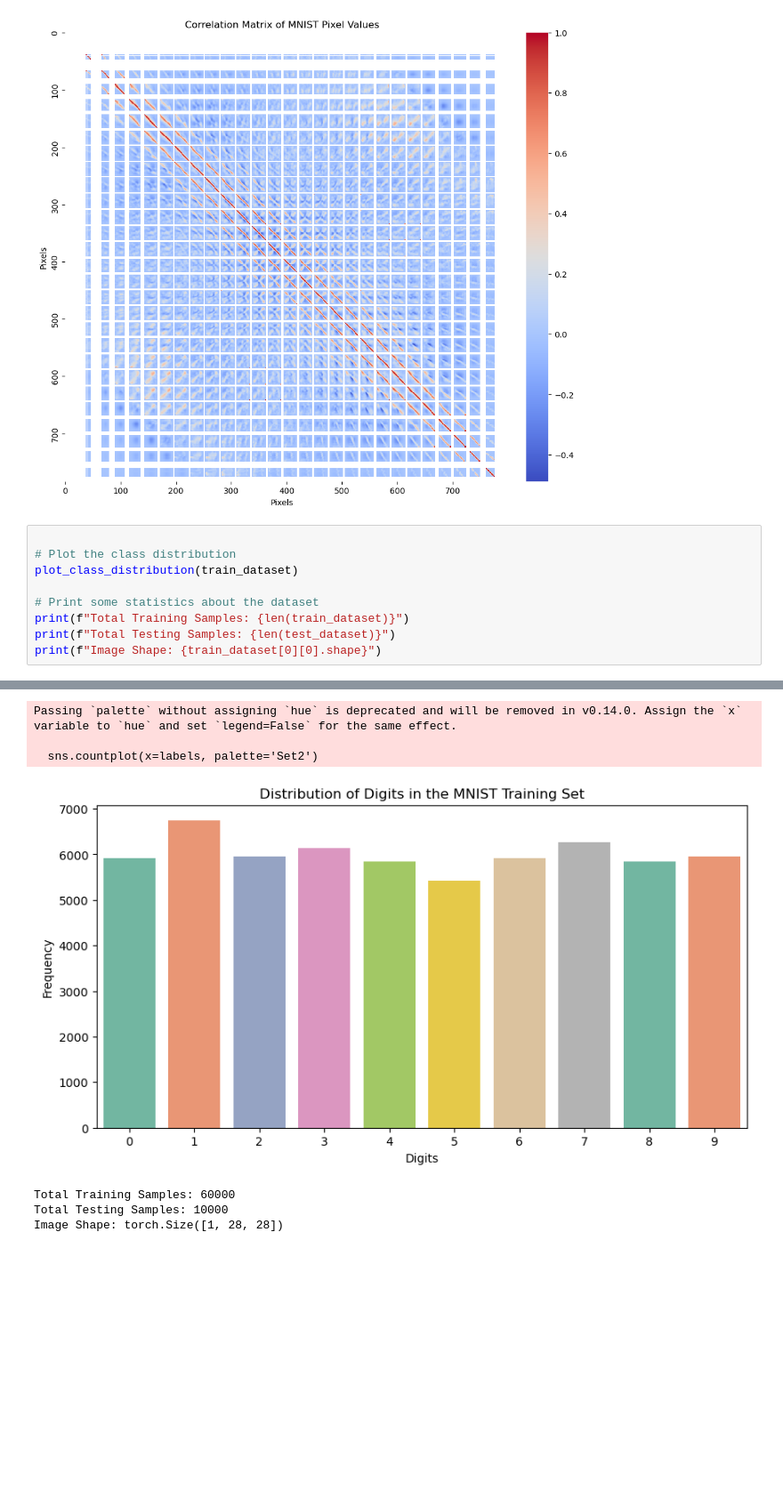
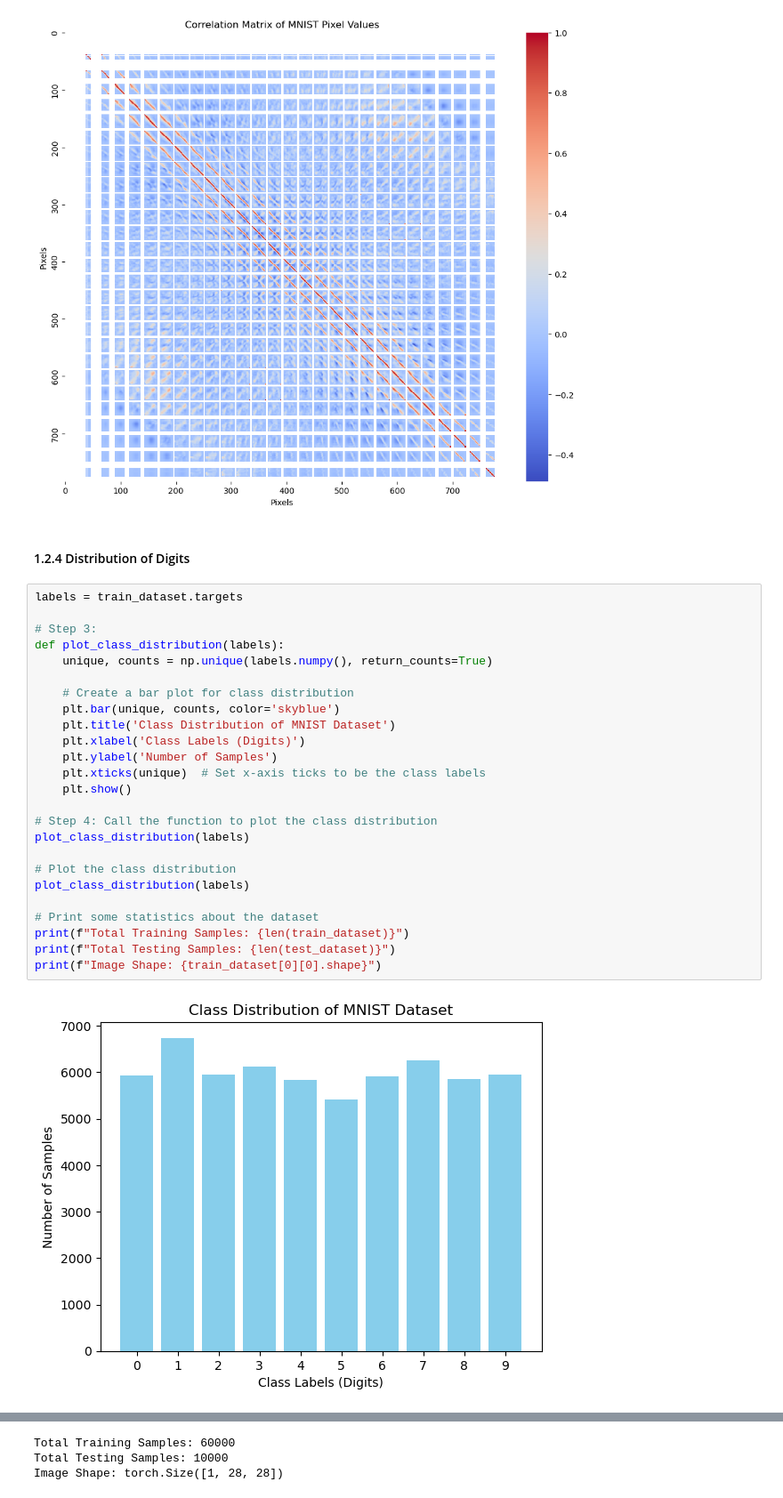
Before and after one commit to Team-Synapse-UoM/Custom-CNN-ImageClassification, a Jupyter notebook: data.ipynb, the cells around one changed output, grey strips where cells are left out. Shown at 89% size. Drawn from its saved outputs; the diff is of its cells as text; blank space fills up the shorter version.

```diff
--- a/data.ipynb
+++ b/data.ipynb
@@ -88,13 +131,32 @@ plt.ylabel('Pixels')
 plt.show()
 # %% [output]
 [figure]
+# %% [markdown]
+#### 1.2.4 Distribution of Digits
 # %%
+labels = train_dataset.targets
+
+# Step 3:
+def plot_class_distribution(labels):
+    unique, counts = np.unique(labels.numpy(), return_counts=True)
+
+    # Create a bar plot for class distribution
+    plt.bar(unique, counts, color='skyblue')
+    plt.title('Class Distribution of MNIST Dataset')
+    plt.xlabel('Class Labels (Digits)')
+    plt.ylabel('Number of Samples')
+    plt.xticks(unique)  # Set x-axis ticks to be the class labels
+    plt.show()
+
+# Step 4: Call the function to plot the class distribution
+plot_class_distribution(labels)
 
 # Plot the class distribution
-plot_class_distribution(train_dataset)
+plot_class_distribution(labels)
 
 # Print some statistics about the dataset
 print(f"Total Training Samples: {len(train_dataset)}")
 print(f"Total Testing Samples: {len(test_dataset)}")
 print(f"Image Shape: {train_dataset[0][0].shape}")
 # %% [output]
+[figure, new version]
@@ -101,7 +164,3 @@ print(f"Image Shape: {train_dataset[0][0].shape}")
-Passing `palette` without assigning `hue` is deprecated and will be removed in v0.14.0. Assign the `x` variable to `hue` and set `legend=False` for the same effect.
-
-  sns.countplot(x=labels, palette='Set2')
+Total Training Samples: 60000
+Total Testing Samples: 10000
+Image Shape: torch.Size([1, 28, 28])
-[figure, old version]
-Total Training Samples: 60000
-Total Testing Samples: 10000
-Image Shape: torch.Size([1, 28, 28])
```
Also changed, not shown: parts of 12 cells of this notebook.
